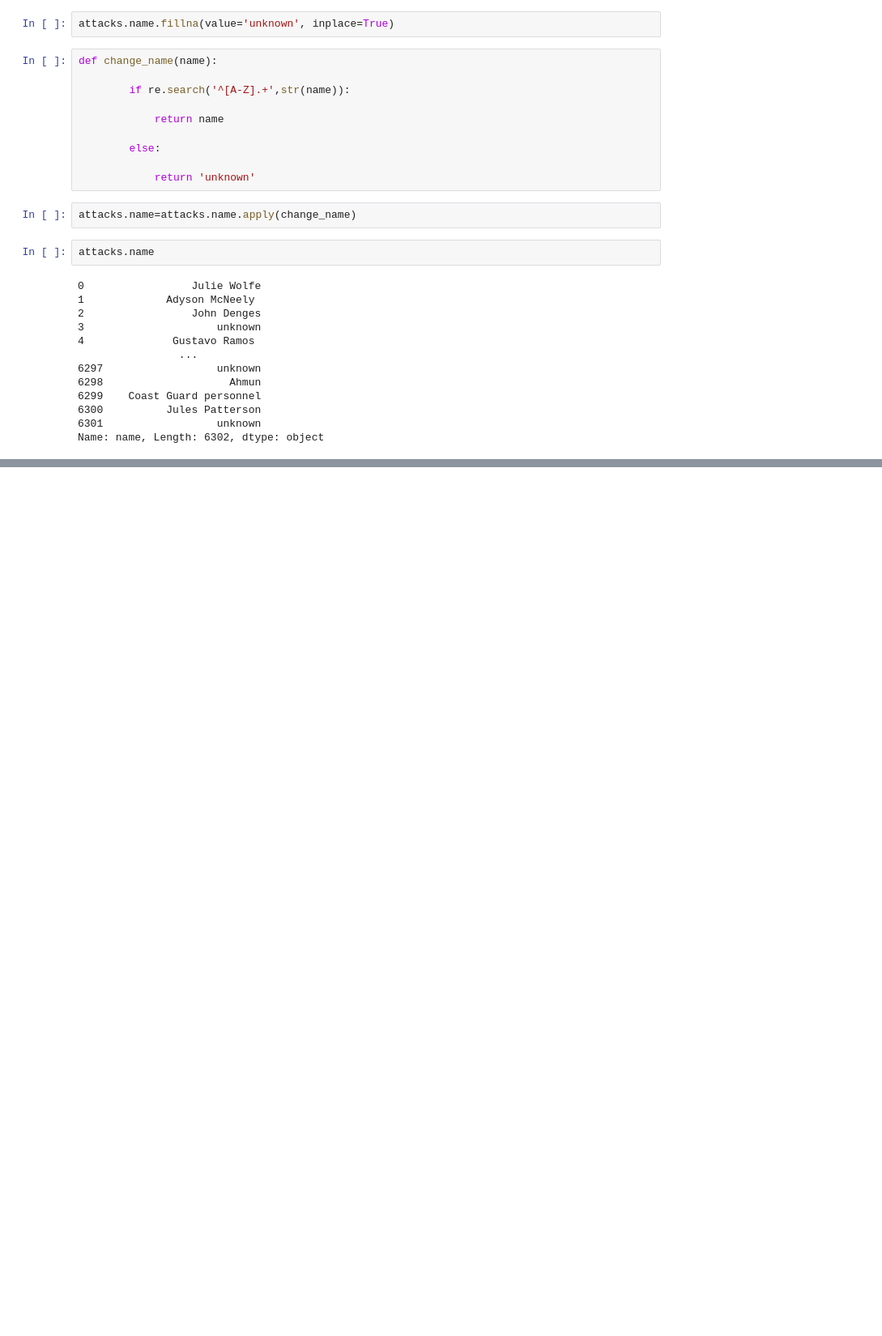
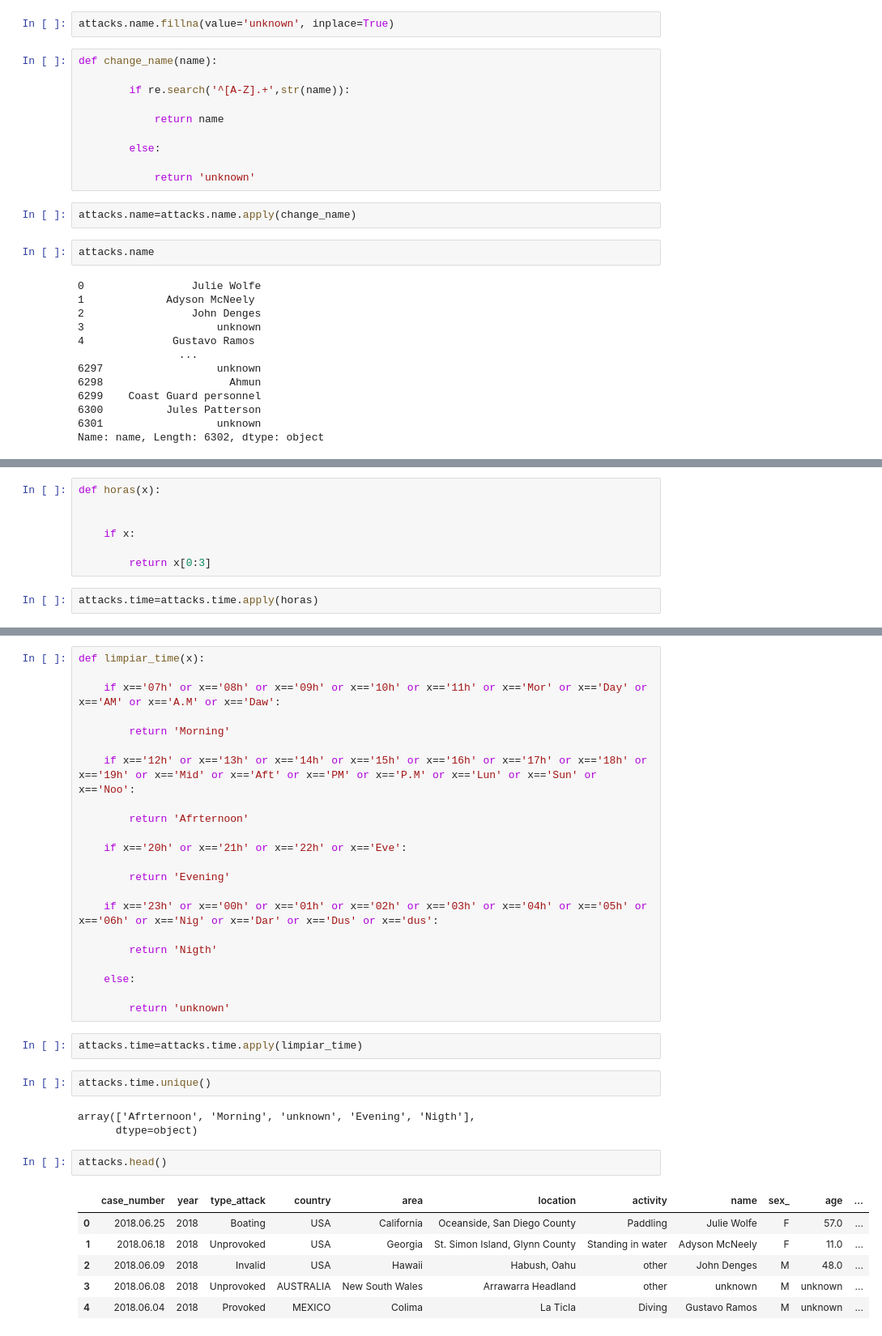
Before and after one commit to AnaChaparro/-Proyecto-Sharks-Ana-Chaparro, a Jupyter notebook: Proyecto_Sharks.ipynb, the cells around one changed output, grey strips where cells are left out. Shown: that part at 81% size. Saved outputs shown, nothing was run; the diff lists cells and outputs as text; blank space fills up the shorter version.

```diff
--- a/Proyecto_Sharks.ipynb
+++ b/Proyecto_Sharks.ipynb
@@ -804,0 +926,9 @@ Name: name, Length: 6302, dtype: object
+# %%
+def horas(x):
+
+
+    if x:
+
+        return x[0:3]
+# %%
+attacks.time=attacks.time.apply(horas)
@@ -804,0 +948,38 @@ Name: name, Length: 6302, dtype: object
+# %%
+def limpiar_time(x):
+
+    if x=='07h' or x=='08h' or x=='09h' or x=='10h' or x=='11h' or x=='Mor' or x=='Day' or x=='AM' or x=='A.M' or x=='Daw':
+
+        return 'Morning'
+
+    if x=='12h' or x=='13h' or x=='14h' or x=='15h' or x=='16h' or x=='17h' or x=='18h' or x=='19h' or x=='Mid' or x=='Aft' or x=='PM' or x=='P.M' or x=='Lun' or x=='Sun' or x=='Noo':
+
+        return 'Afrternoon'
+
+    if x=='20h' or x=='21h' or x=='22h' or x=='Eve':
+
+        return 'Evening'
+
+    if x=='23h' or x=='00h' or x=='01h' or x=='02h' or x=='03h' or x=='04h' or x=='05h' or x=='06h' or x=='Nig' or x=='Dar' or x=='Dus' or x=='dus':
+
+        return 'Nigth'
+
+    else:
+
+        return 'unknown'
+# %%
+attacks.time=attacks.time.apply(limpiar_time)
+# %%
+attacks.time.unique()
+# %% [output]
+array(['Afrternoon', 'Morning', 'unknown', 'Evening', 'Nigth'],
+      dtype=object)
+# %%
+attacks.head()
+# %% [output]
+|  | case_number | year | type_attack | country | area | location | activity | name | sex_ | age | ... |
+| 0 | 2018.06.25 | 2018 | Boating | USA | California | Oceanside, San Diego County | Paddling | Julie Wolfe | F | 57.0 | ... |
+| 1 | 2018.06.18 | 2018 | Unprovoked | USA | Georgia | St. Simon Island, Glynn County | Standing in water | Adyson McNeely | F | 11.0 | ... |
+| 2 | 2018.06.09 | 2018 | Invalid | USA | Hawaii | Habush, Oahu | other | John Denges | M | 48.0 | ... |
+| 3 | 2018.06.08 | 2018 | Unprovoked | AUSTRALIA | New South Wales | Arrawarra Headland | other | unknown | M | unknown | ... |
+| 4 | 2018.06.04 | 2018 | Provoked | MEXICO | Colima | La Ticla | Diving | Gustavo Ramos | M | unknown | ... |
```
Also changed, not shown: parts of 49 cells of this notebook, 1 other file.
